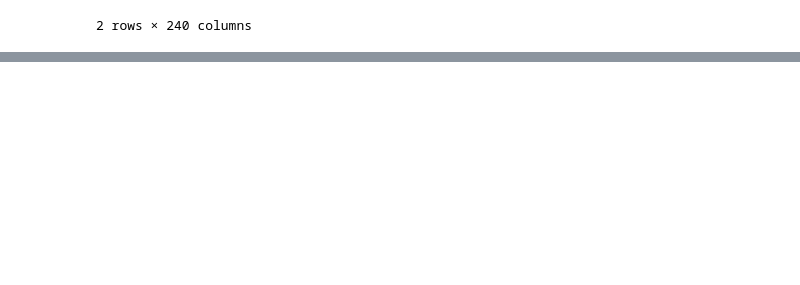
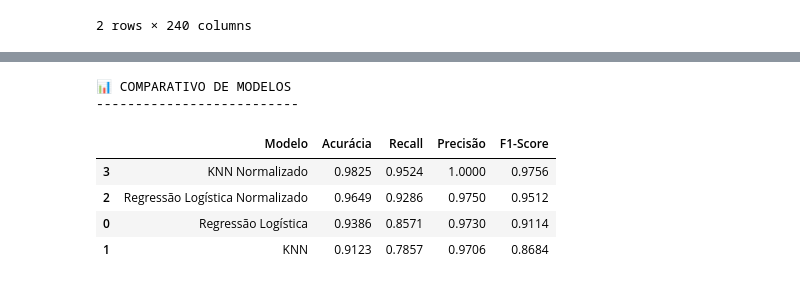
Before and after one commit to pos-fiap-ia-tech-challenge-grupo-11/fase1, a Jupyter notebook: notebook/techChallengeGrupo11.ipynb, the cells around one changed output, grey strips where cells are left out. Cells and saved outputs as stored; diff of their text form; code cells hidden in the pictures; blank space fills up the shorter version.

```diff
--- a/notebook/dataExploration.ipynb
+++ b/notebook/techChallengeGrupo11.ipynb
@@ -280,6 +270,6 @@ X_train, X_test, y_train, y_test = train_test_split(
 # %%
 #Treinamento do Modelo KNN
-knn_model = KNeighborsClassifier(n_neighbors=5)
+knn_model = KNeighborsClassifier(n_neighbors=3)
 knn_model.fit(X_train, y_train)
 
 # Previsões com o modelo KNN
@@ -306,0 +297,7 @@ F1 Score: 0.9382716049382716
+# %%
+#Treinamento do Modelo KNN
+knn_model_scaled = KNeighborsClassifier(n_neighbors=3)
+knn_model_scaled.fit(X_train_scaled, y_train)
+
+# Previsões com o modelo KNN
+y_pred_knn_scaled = knn_model_scaled.predict(X_test_scaled)
@@ -307,6 +324,6 @@ F1 Score: 0.9382716049382716
 # %%
 #Treinamento do modelo Regressão Logística
-r_log_model = LogisticRegression(max_iter=3000)
+r_log_model = LogisticRegression(max_iter=2800)
 r_log_model.fit(X_train, y_train)
 
 # Previsões com o modelo de Regressão Logística
@@ -333,0 +351,7 @@ F1 Score: 0.9397590361445783
+# %%
+#Treinamento do modelo Regressão Logística
+r_log_model_scaled = LogisticRegression(max_iter=2800)
+r_log_model_scaled.fit(X_train_scaled, y_train)
+
+# Previsões com o modelo de Regressão Logística
+y_pred_r_log_scaled = r_log_model_scaled.predict(X_test_scaled)
@@ -333,0 +378,38 @@ F1 Score: 0.9397590361445783
+# %%
+from sklearn.metrics import accuracy_score, precision_score, recall_score, f1_score
+
+# Comparação de modelos utilizados
+# Função para gerar métricas + matriz de confusão como string
+def gerar_metricas(nome, y_test_metr, y_pred):
+    return {
+        'Modelo': nome,
+        'Acurácia': accuracy_score(y_test_metr, y_pred),
+        'Recall': recall_score(y_test_metr, y_pred),
+        'Precisão': precision_score(y_test_metr, y_pred),
+        'F1-Score': f1_score(y_test_metr, y_pred),
+    }
+
+# Coletar métricas de todos os modelos
+resultados = [
+    gerar_metricas("Regressão Logística", y_test, y_pred_r_log),
+    gerar_metricas("KNN", y_test, y_pred_knn),
+    gerar_metricas("Regressão Logística Normalizado", y_test, y_pred_r_log_scaled),
+    gerar_metricas("KNN Normalizado", y_test, y_pred_knn_scaled),
+]
+
+# Criar DataFrame
+df_resultados = pd.DataFrame(resultados)
+df_resultados = df_resultados.sort_values(by='F1-Score', ascending=False)
+
+# Exibir a tabela
+print("📊 COMPARATIVO DE MODELOS")
+print("-" * 26)
+display(df_resultados.round(4))
+# %% [output]
+📊 COMPARATIVO DE MODELOS
+--------------------------
+|  | Modelo | Acurácia | Recall | Precisão | F1-Score |
+| 3 | KNN Normalizado | 0.9825 | 0.9524 | 1.0000 | 0.9756 |
+| 2 | Regressão Logística Normalizado | 0.9649 | 0.9286 | 0.9750 | 0.9512 |
+| 0 | Regressão Logística | 0.9386 | 0.8571 | 0.9730 | 0.9114 |
+| 1 | KNN | 0.9123 | 0.7857 | 0.9706 | 0.8684 |
```
Also changed, not shown: parts of 16 cells of this notebook, 1 other file.
